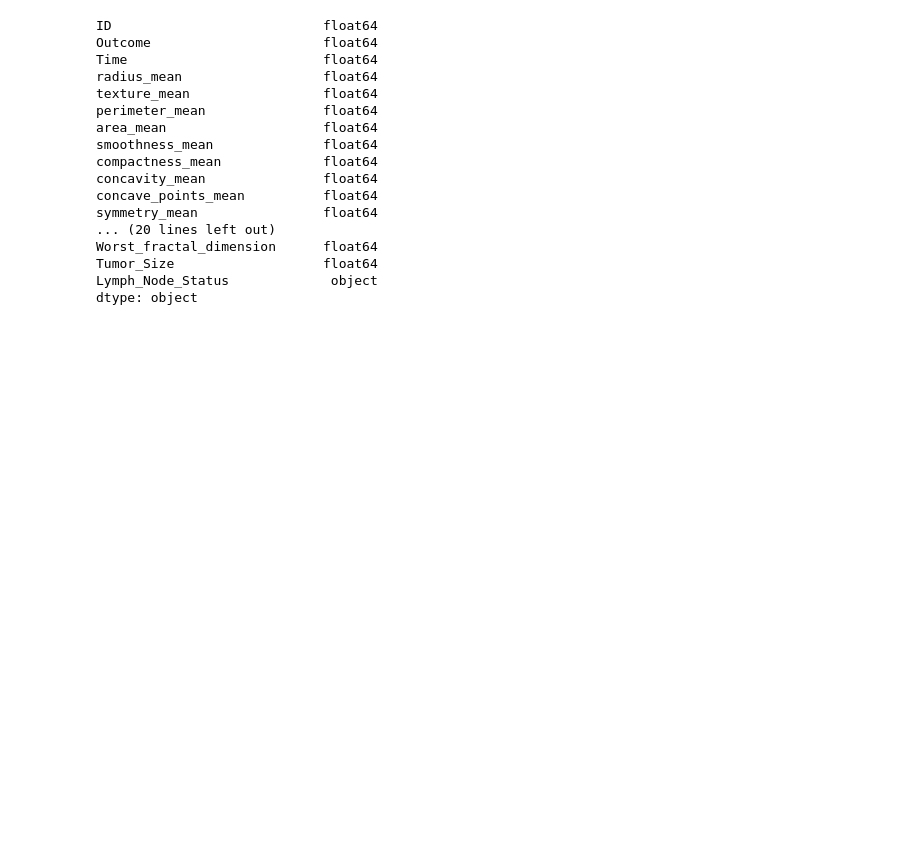
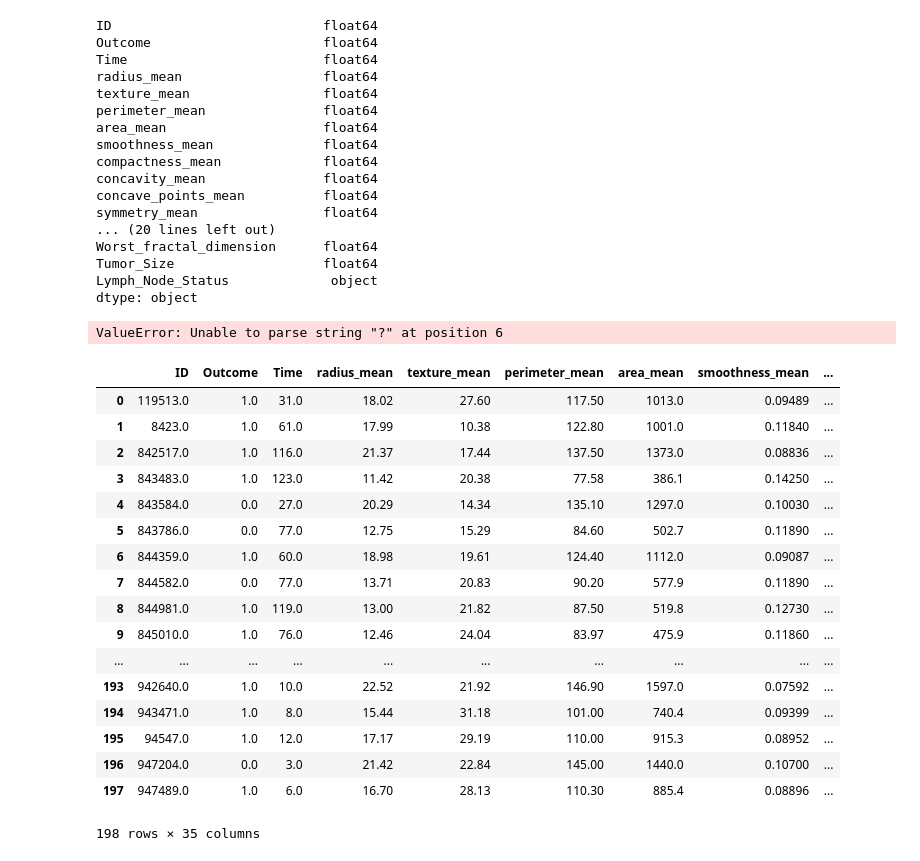
Before and after one commit to manu05X/Machine-Learning, a Jupyter notebook: BrestCancer/Cleaning.ipynb, the cells around one changed output. Saved outputs shown, nothing was run; the diff lists cells and outputs as text; code cells hidden in the pictures; blank space fills up the shorter version.

```diff
--- a/BrestCancer/Cleaning.ipynb
+++ b/BrestCancer/Cleaning.ipynb
@@ -98,3 +98,28 @@ Worst_fractal_dimension      float64
 Tumor_Size                   float64
 Lymph_Node_Status             object
 dtype: object
+# %%
+df['Lymph_Node_Status'] = pd.to_numeric(df['Lymph_Node_Status'])
+# %% [output]
+ValueError: Unable to parse string "?" at position 6
+# %%
+df.head(198)
+# %% [output]
+|  | ID | Outcome | Time | radius_mean | texture_mean | perimeter_mean | area_mean | smoothness_mean | ... |
+| 0 | 119513.0 | 1.0 | 31.0 | 18.02 | 27.60 | 117.50 | 1013.0 | 0.09489 | ... |
+| 1 | 8423.0 | 1.0 | 61.0 | 17.99 | 10.38 | 122.80 | 1001.0 | 0.11840 | ... |
+| 2 | 842517.0 | 1.0 | 116.0 | 21.37 | 17.44 | 137.50 | 1373.0 | 0.08836 | ... |
+| 3 | 843483.0 | 1.0 | 123.0 | 11.42 | 20.38 | 77.58 | 386.1 | 0.14250 | ... |
+| 4 | 843584.0 | 0.0 | 27.0 | 20.29 | 14.34 | 135.10 | 1297.0 | 0.10030 | ... |
+| 5 | 843786.0 | 0.0 | 77.0 | 12.75 | 15.29 | 84.60 | 502.7 | 0.11890 | ... |
+| 6 | 844359.0 | 1.0 | 60.0 | 18.98 | 19.61 | 124.40 | 1112.0 | 0.09087 | ... |
+| 7 | 844582.0 | 0.0 | 77.0 | 13.71 | 20.83 | 90.20 | 577.9 | 0.11890 | ... |
+| 8 | 844981.0 | 1.0 | 119.0 | 13.00 | 21.82 | 87.50 | 519.8 | 0.12730 | ... |
+| 9 | 845010.0 | 1.0 | 76.0 | 12.46 | 24.04 | 83.97 | 475.9 | 0.11860 | ... |
+| ... | ... | ... | ... | ... | ... | ... | ... | ... | ... |
+| 193 | 942640.0 | 1.0 | 10.0 | 22.52 | 21.92 | 146.90 | 1597.0 | 0.07592 | ... |
+| 194 | 943471.0 | 1.0 | 8.0 | 15.44 | 31.18 | 101.00 | 740.4 | 0.09399 | ... |
+| 195 | 94547.0 | 1.0 | 12.0 | 17.17 | 29.19 | 110.00 | 915.3 | 0.08952 | ... |
+| 196 | 947204.0 | 0.0 | 3.0 | 21.42 | 22.84 | 145.00 | 1440.0 | 0.10700 | ... |
+| 197 | 947489.0 | 1.0 | 6.0 | 16.70 | 28.13 | 110.30 | 885.4 | 0.08896 | ... |
+198 rows × 35 columns
```
Also changed, not shown: parts of 6 cells of this notebook, 11 other files.
